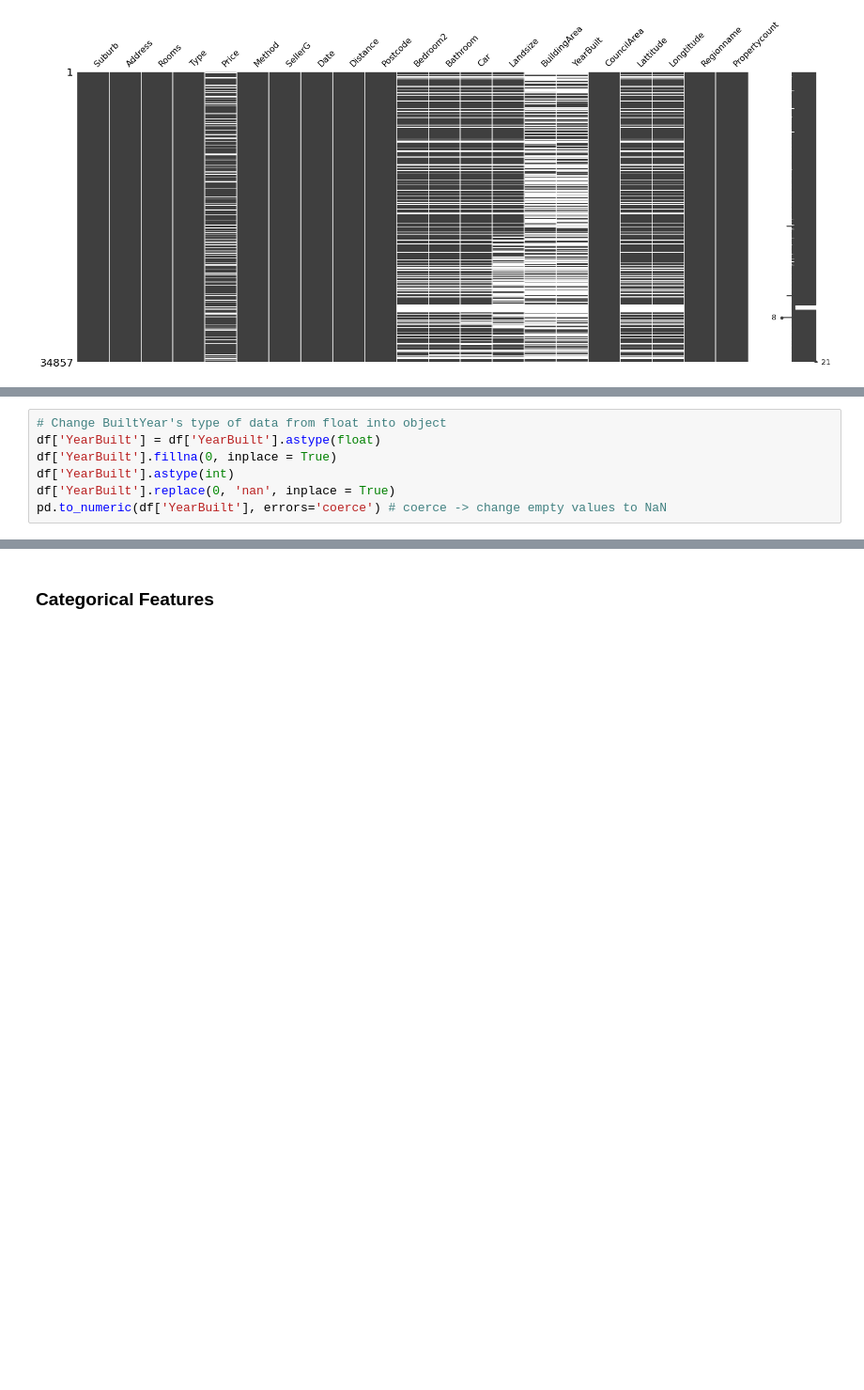
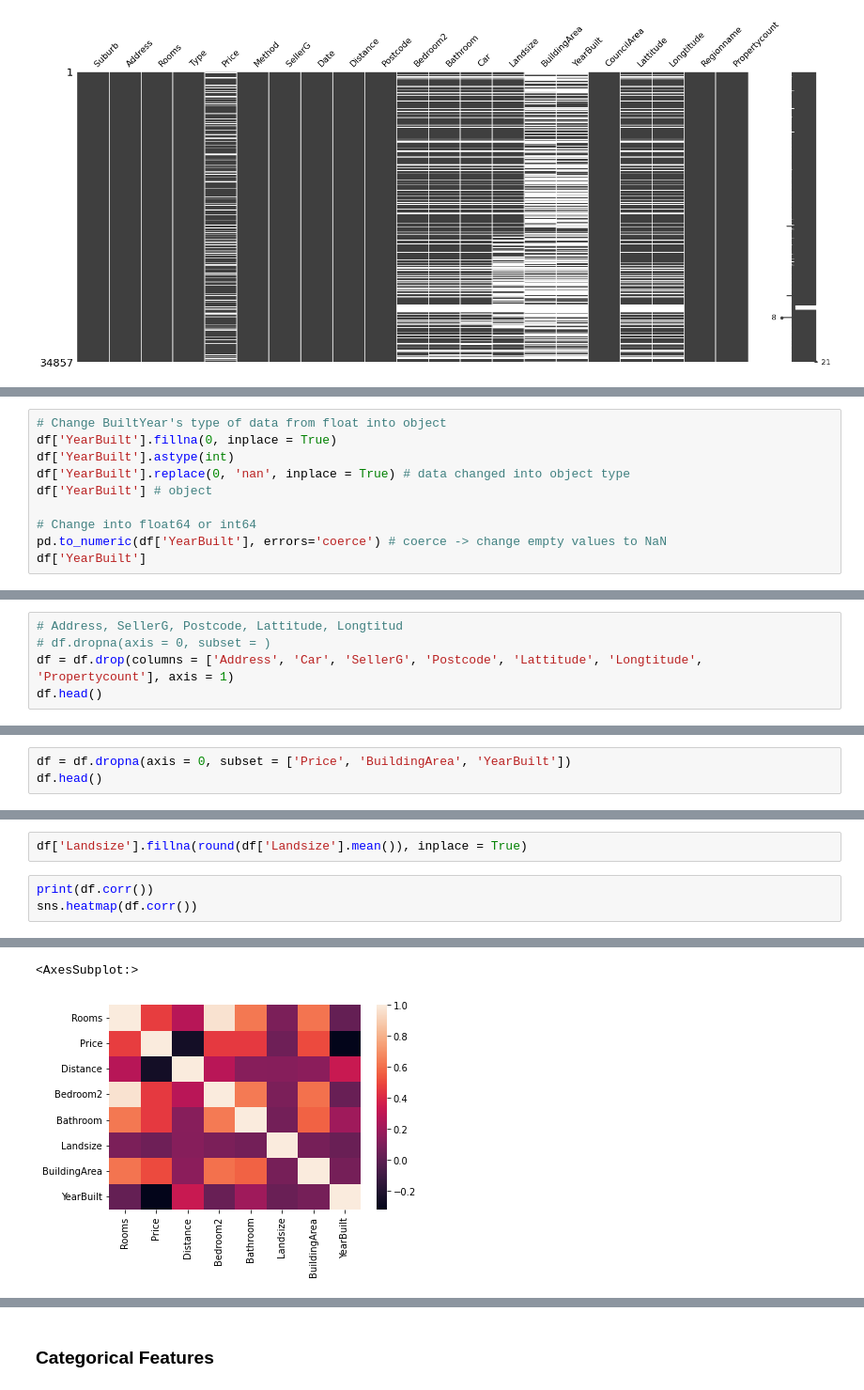
Before and after one commit to slothpunch/Uni, a Jupyter notebook: ICT Business Analytics/melbourne-housing-price-eda.ipynb, the cells around one changed output, grey strips where cells are left out. Shown at 94% size. Cells and saved outputs as stored; diff of their text form; blank space fills up the shorter version.

```diff
--- a/ICT Business Analytics/melbourne-housing-price-eda.ipynb
+++ b/ICT Business Analytics/melbourne-housing-price-eda.ipynb
@@ -266,9 +289,12 @@ df['YearBuilt'].astype(str).str[:4]
 Name: YearBuilt, Length: 34857, dtype: object
 # %%
 # Change BuiltYear's type of data from float into object
-df['YearBuilt'] = df['YearBuilt'].astype(float)
 df['YearBuilt'].fillna(0, inplace = True)
 df['YearBuilt'].astype(int)
-df['YearBuilt'].replace(0, 'nan', inplace = True)
+df['YearBuilt'].replace(0, 'nan', inplace = True) # data changed into object type
+df['YearBuilt'] # object
+
+# Change into float64 or int64
 pd.to_numeric(df['YearBuilt'], errors='coerce') # coerce -> change empty values to NaN
+df['YearBuilt']
 # %% [output]
@@ -294,0 +317,5 @@ num_cols
+# %%
+# Address, SellerG, Postcode, Lattitude, Longtitud
+# df.dropna(axis = 0, subset = )
+df = df.drop(columns = ['Address', 'Car', 'SellerG', 'Postcode', 'Lattitude', 'Longtitude', 'Propertycount'], axis = 1)
+df.head()
@@ -294,0 +329,3 @@ num_cols
+# %%
+df = df.dropna(axis = 0, subset = ['Price', 'BuildingArea', 'YearBuilt'])
+df.head()
@@ -294,0 +339,6 @@ num_cols
+# %%
+df['Landsize'].fillna(round(df['Landsize'].mean()), inplace = True)
+# %%
+print(df.corr())
+sns.heatmap(df.corr())
+# %% [output]
@@ -294,0 +364,2 @@ num_cols
+<AxesSubplot:>
+[figure, added]
```
Also changed, not shown: parts of 49 cells of this notebook.
